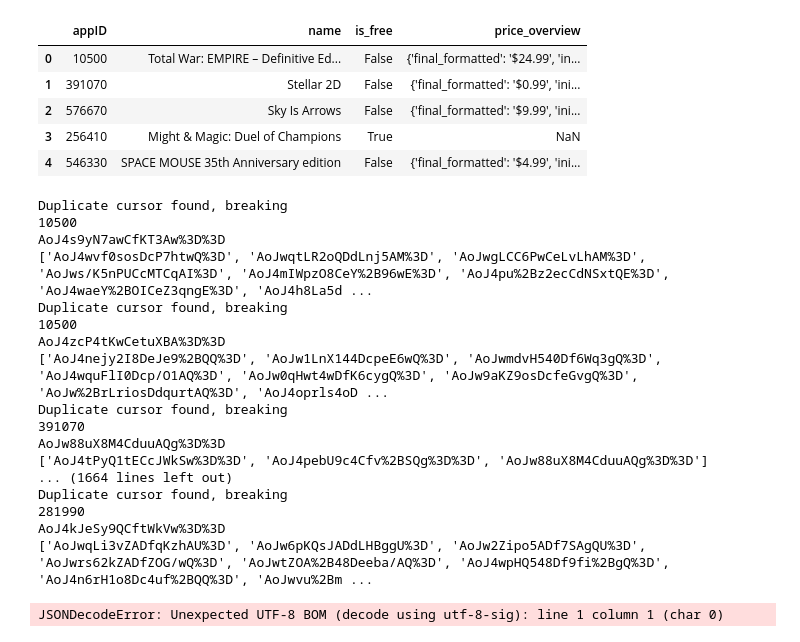
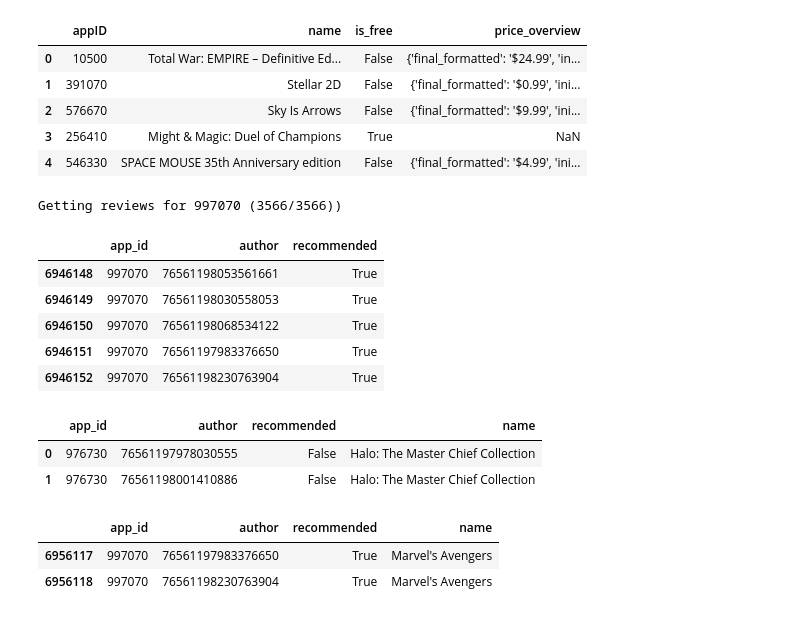
Before and after one commit to professav/Project-2, a Jupyter notebook: steam.ipynb, the cells around one changed output. Drawn from its saved outputs; the diff is of its cells as text; code cells hidden in the pictures.

```diff
--- a/steam.ipynb
+++ b/steam.ipynb
@@ -57,0 +57,7 @@ reviews_from_api = []
+# %%
+reviews_from_api = []
+
+last_review = game_reviews.tail(1)["name"].values[0]
+
+# offset = 0
+offset = all_games_df[all_games_df['name'] == last_review].index[0]
@@ -58,89 +66,79 @@ reviews_from_api = []
 # %%
-# This is the main loop that will get all reviews for all games
-
-# urllib to encode the cursor
 import urllib
 
-# get index of last game that was scraped
-last_scrap = reviews_from_api[-1]['app_id']
-offset = all_games_df[all_games_df['appID'] == last_scrap].index[0]
-
-for i, app_id in enumerate(all_games_df["appID"], start=offset):
+for i, app_id in enumerate(remaining_games["appID"]):
     cursor = '*'
     reviews_url = f"{steam_store}/appreviews/{app_id}?"
     past_cursors = []
 
     positive = False
 
-    print(f"Getting reviews for app {i+1}/{len(all_games_df) - offset}", end="\r")
+    print(f"Getting reviews for {app_id} ({i+1}/{len(remaining_games)})", end="\r")
 
     while cursor:
         params = base_params.copy()
         params["cursor"] = cursor
         params["review_type"] = 'positive' if positive else "negative"
         url = f"{reviews_url}"\
-        + "json=1&language=english&filter=recent&num_per_page=100&"\
+        + f"json=1&language=english&filter=recent&num_per_page=100&"\
         + f"cursor={cursor}&review_type={'positive' if positive else 'negative'}"
         # print(url)
         res = requests.get(url)
-        reviews = res.json()
+        try:
+            reviews = res.json()
+        except:
+            try:
+                with open(res, encoding='utf-8-sig') as r:
+                    reviews = r.json()
+            except:
+                print('Unable to process response')
+                break
         cursor = reviews.get("cursor")
 
         if cursor:
             cursor = urllib.parse.quote(cursor)
         if cursor in past_cursors:
-            cursor = '*'
             if positive:
                 break
             positive = True
+            cursor = '*'
             past_cursors = []
             continue
         if not cursor:
-            cursor = '*'
             if positive:
                 break
             positive = True
+            cursor = '*'
             past_cursors = []
             continue
         past_cursors.append(cursor)
 
         if cursor:
             for review in reviews["reviews"]:
                 author = review["author"]["steamid"]
 
                 reviews_from_api.append({
                     "app_id": app_id,
                     "author": author,
                     "recommended": positive
                 })
         else:
             break
 
 # sort reviews by review_weighted
 reviews_df = pd.DataFrame(reviews_from_api)
 
 # set max number of rows to none
 pd.set_option('display.max_rows', None)
 
 reviews_df.tail()
 # %% [output]
-Duplicate cursor found, breaking
-10500
-AoJ4s9yN7awCfKT3Aw%3D%3D
-['AoJ4wvf0sosDcP7htwQ%3D', 'AoJwqtLR2oQDdLnj5AM%3D', 'AoJwgLCC6PwCeLvLhAM%3D', 'AoJws/K5nPUCcMTCqAI%3D', 'AoJ4mIWpzO8CeY%2B96wE%3D', 'AoJ4pu%2Bz2ecCdNSxtQE%3D', 'AoJ4waeY%2BOICeZ3qngE%3D', 'AoJ4h8La5d ...
-Duplicate cursor found, breaking
-10500
-AoJ4zcP4tKwCetuXBA%3D%3D
-['AoJ4nejy2I8DeJe9%2BQQ%3D', 'AoJw1LnX144DcpeE6wQ%3D', 'AoJwmdvH540Df6Wq3gQ%3D', 'AoJ4wquFlI0Dcp/O1AQ%3D', 'AoJw0qHwt4wDfK6cygQ%3D', 'AoJw9aKZ9osDcfeGvgQ%3D', 'AoJw%2BrLriosDdqurtAQ%3D', 'AoJ4oprls4oD ...
-Duplicate cursor found, breaking
-391070
-AoJw88uX8M4CduuAQg%3D%3D
-['AoJ4tPyQ1tECcJWkSw%3D%3D', 'AoJ4pebU9c4Cfv%2BSQg%3D%3D', 'AoJw88uX8M4CduuAQg%3D%3D']
-... (1664 lines left out)
-Duplicate cursor found, breaking
-281990
-AoJ4kJeSy9QCftWkVw%3D%3D
-['AoJwqLi3vZADfqKzhAU%3D', 'AoJw6pKQsJADdLHBggU%3D', 'AoJw2Zipo5ADf7SAgQU%3D', 'AoJwrs62kZADfZOG/wQ%3D', 'AoJwtZOA%2B48Deeba/AQ%3D', 'AoJ4wpHQ548Df9fi%2BgQ%3D', 'AoJ4n6rH1o8Dc4uf%2BQQ%3D', 'AoJwvu%2Bm ...
+Getting reviews for 997070 (3566/3566))
-JSONDecodeError: Unexpected UTF-8 BOM (decode using utf-8-sig): line 1 column 1 (char 0)
+|  | app_id | author | recommended |
+| 6946148 | 997070 | 76561198053561661 | True |
+| 6946149 | 997070 | 76561198030558053 | True |
+| 6946150 | 997070 | 76561198068534122 | True |
+| 6946151 | 997070 | 76561197983376650 | True |
+| 6946152 | 997070 | 76561198230763904 | True |
 # %%
 reviews_df = pd.DataFrame(reviews_from_api)
@@ -146,0 +148,11 @@ reviews_df = pd.DataFrame(reviews_from_api)
+# %%
+reviews_df = reviews_df.merge(name_id, on='app_id')
+display(reviews_df.head(2))
+display(reviews_df.tail(2))
+# %% [output]
+|  | app_id | author | recommended | name |
+| 0 | 976730 | 76561197978030555 | False | Halo: The Master Chief Collection |
+| 1 | 976730 | 76561198001410886 | False | Halo: The Master Chief Collection |
+|  | app_id | author | recommended | name |
+| 6956117 | 997070 | 76561197983376650 | True | Marvel's Avengers |
+| 6956118 | 997070 | 76561198230763904 | True | Marvel's Avengers |
```
Also changed, not shown: parts of 52 cells of this notebook, 7 other files.
